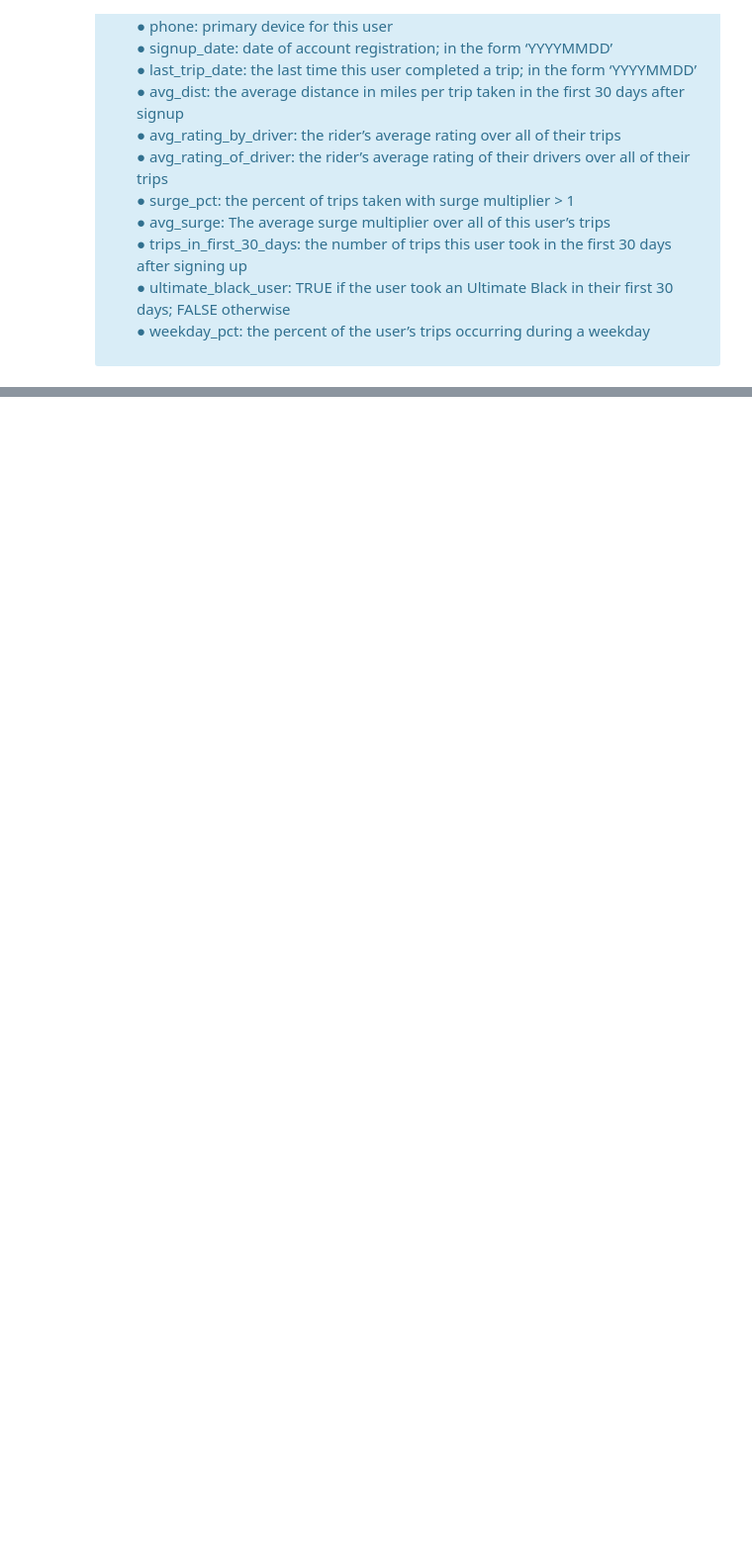
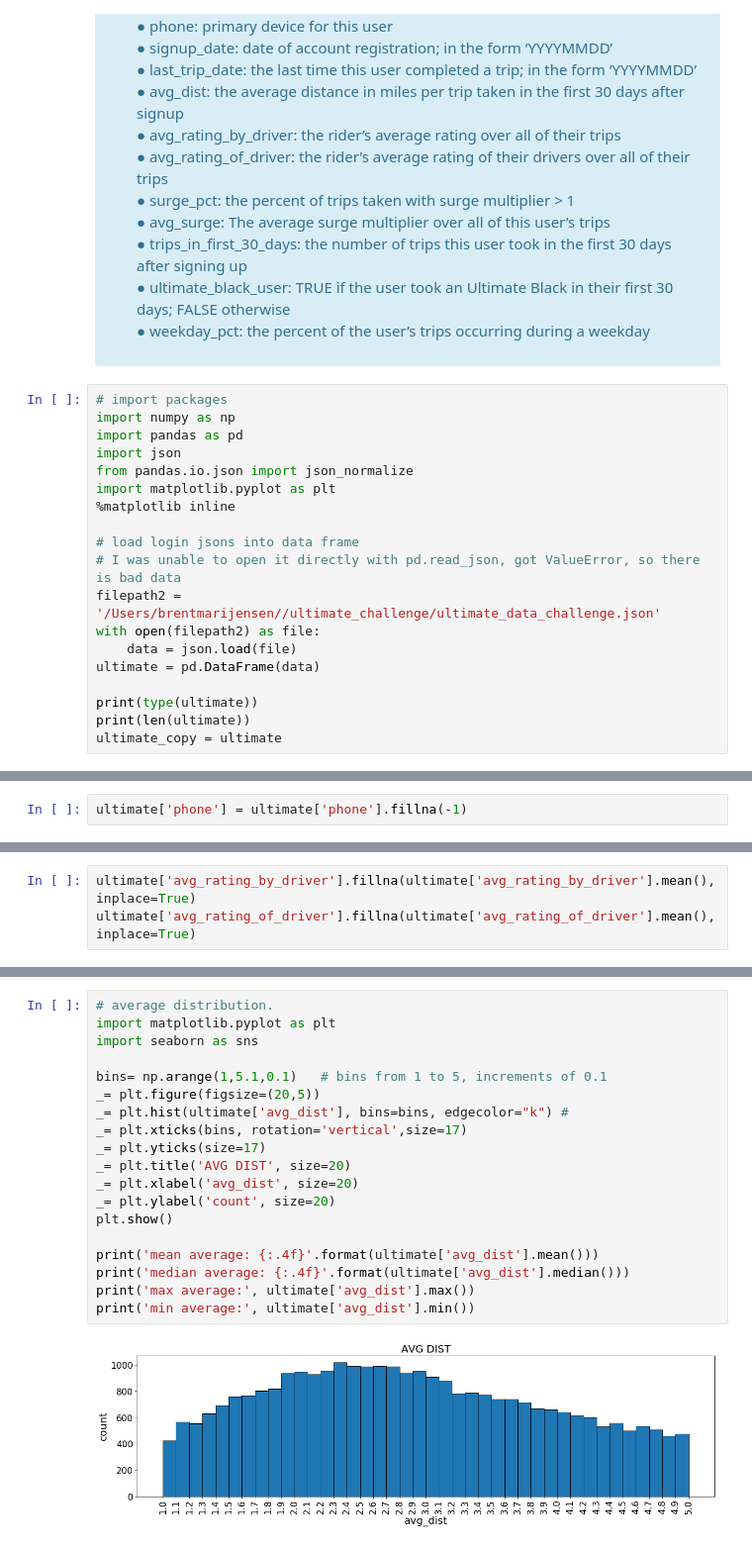
Before and after one commit to misterhappy2/ultimate_challenge, a Jupyter notebook: Interview1.ipynb, the cells around one changed output, grey strips where cells are left out. Shown: that part at 99% size. Saved outputs shown, nothing was run; the diff lists cells and outputs as text; blank space fills up the shorter version.

```diff
--- a/Interview1.ipynb
+++ b/Interview1.ipynb
@@ -210,3 +196,22 @@ Data description:
 ● ultimate_black_user: TRUE if the user took an Ultimate Black in their first 30 days; FALSE otherwise
 ● weekday_pct: the percent of the user’s trips occurring during a weekday
 </div>
+# %%
+# import packages
+import numpy as np
+import pandas as pd
+import json
+from pandas.io.json import json_normalize
+import matplotlib.pyplot as plt
+%matplotlib inline
+
+# load login jsons into data frame
+# I was unable to open it directly with pd.read_json, got ValueError, so there is bad data
+filepath2 = '/Users/brentmarijensen//ultimate_challenge/ultimate_data_challenge.json'
+with open(filepath2) as file:
+    data = json.load(file)
+ultimate = pd.DataFrame(data)
+
+print(type(ultimate))
+print(len(ultimate))
+ultimate_copy = ultimate
@@ -212,0 +271,2 @@ Data description:
+# %%
+ultimate['phone'] = ultimate['phone'].fillna(-1)
@@ -212,0 +302,3 @@ Data description:
+# %%
+ultimate['avg_rating_by_driver'].fillna(ultimate['avg_rating_by_driver'].mean(), inplace=True)
+ultimate['avg_rating_of_driver'].fillna(ultimate['avg_rating_of_driver'].mean(), inplace=True)
@@ -212,0 +325,21 @@ Data description:
+# %%
+# average distribution.
+import matplotlib.pyplot as plt
+import seaborn as sns
+
+bins= np.arange(1,5.1,0.1)   # bins from 1 to 5, increments of 0.1
+_= plt.figure(figsize=(20,5))
+_= plt.hist(ultimate['avg_dist'], bins=bins, edgecolor="k") #
+_= plt.xticks(bins, rotation='vertical',size=17)
+_= plt.yticks(size=17)
+_= plt.title('AVG DIST', size=20)
+_= plt.xlabel('avg_dist', size=20)
+_= plt.ylabel('count', size=20)
+plt.show()
+
+print('mean average: {:.4f}'.format(ultimate['avg_dist'].mean()))
+print('median average: {:.4f}'.format(ultimate['avg_dist'].median()))
+print('max average:', ultimate['avg_dist'].max())
+print('min average:', ultimate['avg_dist'].min())
+# %% [output]
+[figure, added]
```
Also changed, not shown: parts of 25 cells of this notebook.
